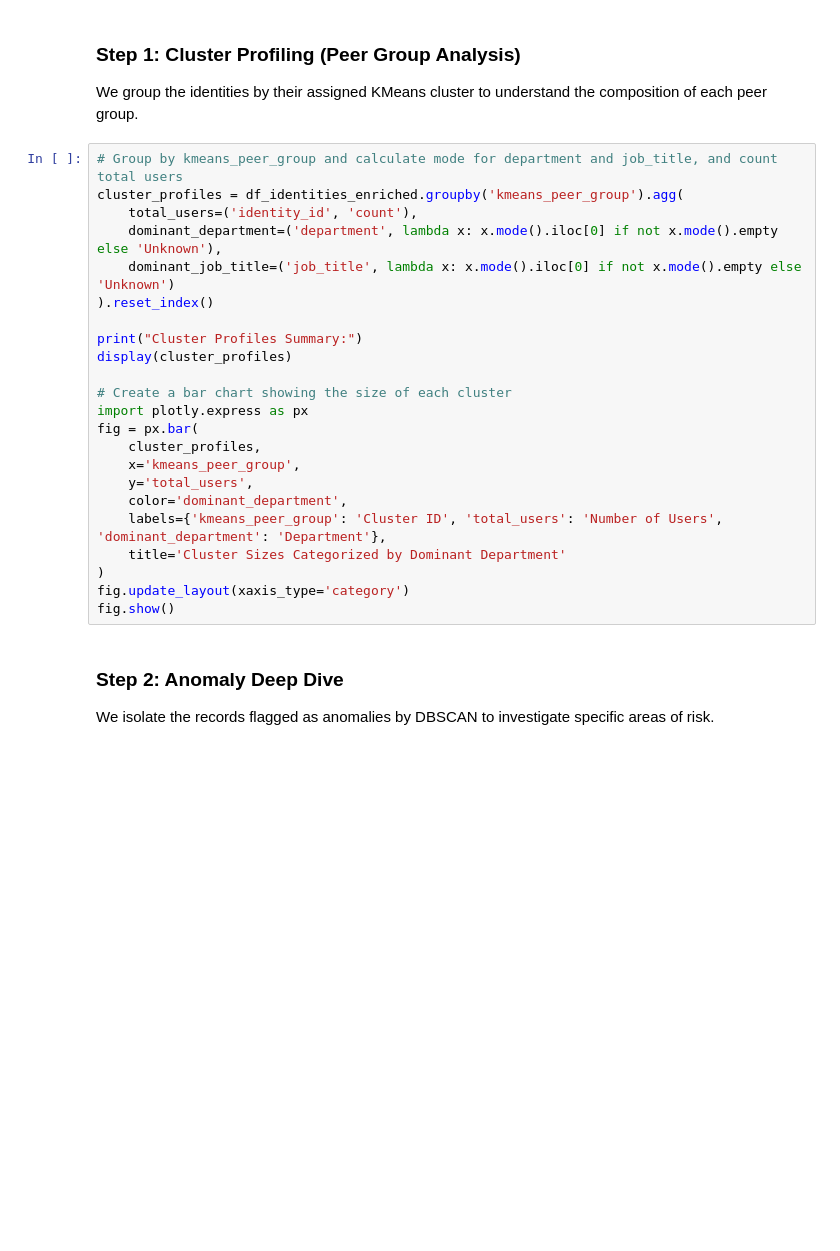
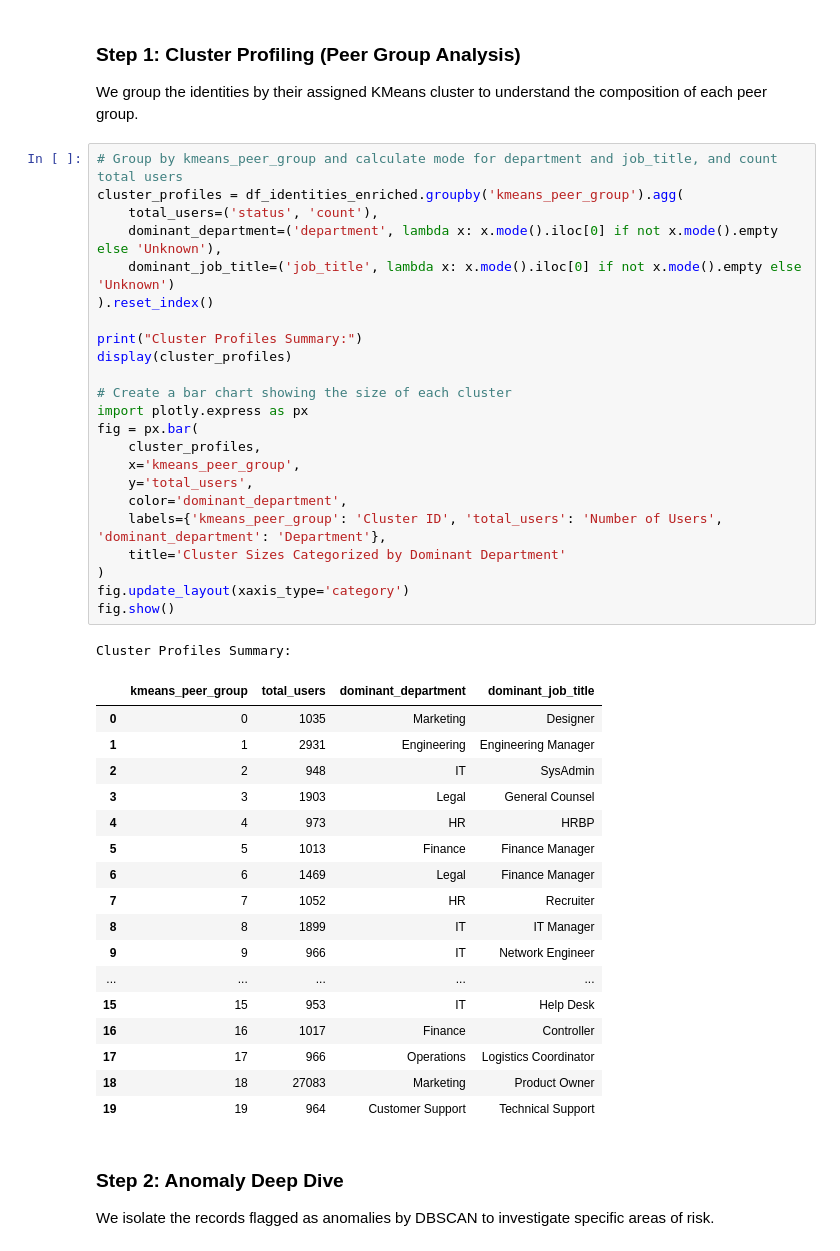
Before and after one commit to tejak005/IAMDataClusteringJupyter, a Jupyter notebook: Clustering ML pipeline.ipynb, the cells around one changed output. Saved outputs shown, nothing was run; the diff lists cells and outputs as text; blank space fills up the shorter version.

Commit message:
feat: Implement IAM data clustering and anomaly detection ML pipeline, saving models and outputting results.

```diff
--- a/Clustering ML pipeline.ipynb
+++ b/Clustering ML pipeline.ipynb
@@ -640,26 +640,45 @@ We group the identities by their assigned KMeans cluster to understand the compo
 # %%
 # Group by kmeans_peer_group and calculate mode for department and job_title, and count total users
 cluster_profiles = df_identities_enriched.groupby('kmeans_peer_group').agg(
-    total_users=('identity_id', 'count'),
+    total_users=('status', 'count'),
     dominant_department=('department', lambda x: x.mode().iloc[0] if not x.mode().empty else 'Unknown'),
     dominant_job_title=('job_title', lambda x: x.mode().iloc[0] if not x.mode().empty else 'Unknown')
 ).reset_index()
 
 print("Cluster Profiles Summary:")
 display(cluster_profiles)
 
 # Create a bar chart showing the size of each cluster
 import plotly.express as px
 fig = px.bar(
     cluster_profiles,
     x='kmeans_peer_group',
     y='total_users',
     color='dominant_department',
     labels={'kmeans_peer_group': 'Cluster ID', 'total_users': 'Number of Users', 'dominant_department': 'Department'},
     title='Cluster Sizes Categorized by Dominant Department'
 )
 fig.update_layout(xaxis_type='category')
 fig.show()
+# %% [output]
+Cluster Profiles Summary:
+|  | kmeans_peer_group | total_users | dominant_department | dominant_job_title |
+| 0 | 0 | 1035 | Marketing | Designer |
+| 1 | 1 | 2931 | Engineering | Engineering Manager |
+| 2 | 2 | 948 | IT | SysAdmin |
+| 3 | 3 | 1903 | Legal | General Counsel |
+| 4 | 4 | 973 | HR | HRBP |
+| 5 | 5 | 1013 | Finance | Finance Manager |
+| 6 | 6 | 1469 | Legal | Finance Manager |
+| 7 | 7 | 1052 | HR | Recruiter |
+| 8 | 8 | 1899 | IT | IT Manager |
+| 9 | 9 | 966 | IT | Network Engineer |
+| ... | ... | ... | ... | ... |
+| 15 | 15 | 953 | IT | Help Desk |
+| 16 | 16 | 1017 | Finance | Controller |
+| 17 | 17 | 966 | Operations | Logistics Coordinator |
+| 18 | 18 | 27083 | Marketing | Product Owner |
+| 19 | 19 | 964 | Customer Support | Technical Support |
 # %% [markdown]
 ### Step 2: Anomaly Deep Dive
 We isolate the records flagged as anomalies by DBSCAN to investigate specific areas of risk.
```
Also changed, not shown: parts of 5 cells of this notebook, 6 other files.
